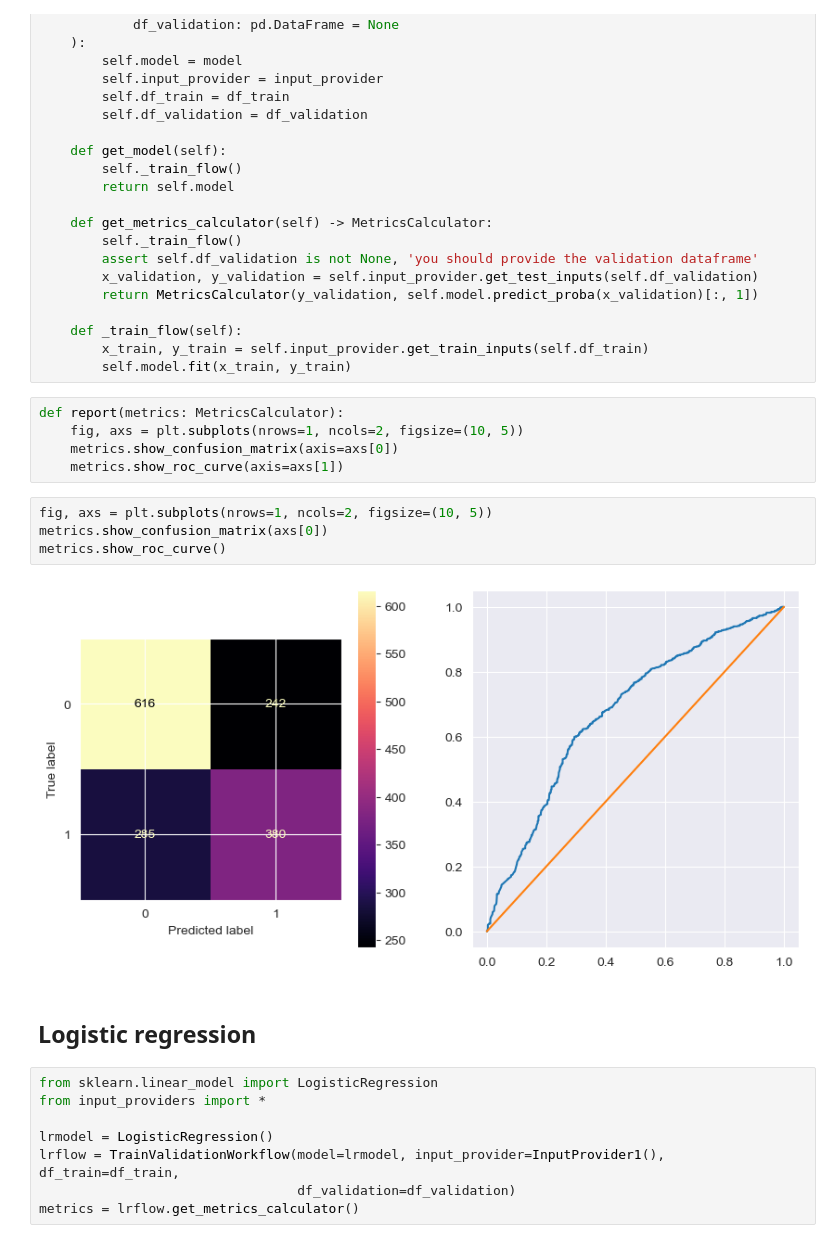
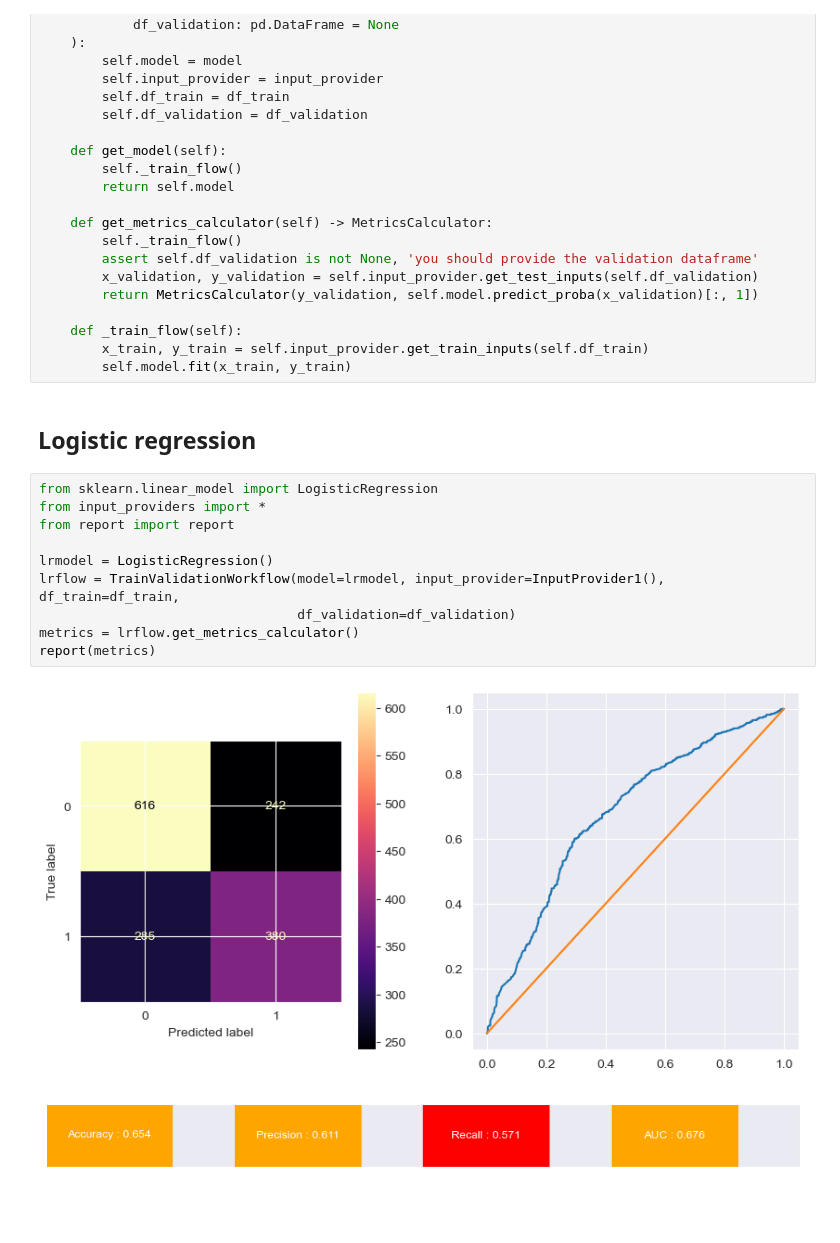
Before and after one commit to shayansm2/kaggle-playground, a Jupyter notebook: nlp-getting-started/models.ipynb, the cells around one changed output. Drawn from its saved outputs; the diff is of its cells as text; blank space fills up the shorter version.

```diff
--- a/nlp-getting-started/models.ipynb
+++ b/nlp-getting-started/models.ipynb
@@ -109,25 +111,19 @@ class TrainValidationWorkflow(object):
     def _train_flow(self):
         x_train, y_train = self.input_provider.get_train_inputs(self.df_train)
         self.model.fit(x_train, y_train)
-# %%
-def report(metrics: MetricsCalculator):
-    fig, axs = plt.subplots(nrows=1, ncols=2, figsize=(10, 5))
-    metrics.show_confusion_matrix(axis=axs[0])
-    metrics.show_roc_curve(axis=axs[1])
-# %%
-fig, axs = plt.subplots(nrows=1, ncols=2, figsize=(10, 5))
-metrics.show_confusion_matrix(axs[0])
-metrics.show_roc_curve()
-# %% [output]
-[figure, removed]
 # %% [markdown]
 ## Logistic regression
 # %%
 from sklearn.linear_model import LogisticRegression
 from input_providers import *
+from report import report
 
 lrmodel = LogisticRegression()
 lrflow = TrainValidationWorkflow(model=lrmodel, input_provider=InputProvider1(), df_train=df_train,
                                  df_validation=df_validation)
 metrics = lrflow.get_metrics_calculator()
+report(metrics)
+# %% [output]
+[figure, added]
+[figure, added]
 # %%
```
Also changed, not shown: parts of 6 cells of this notebook, 2 other files.
